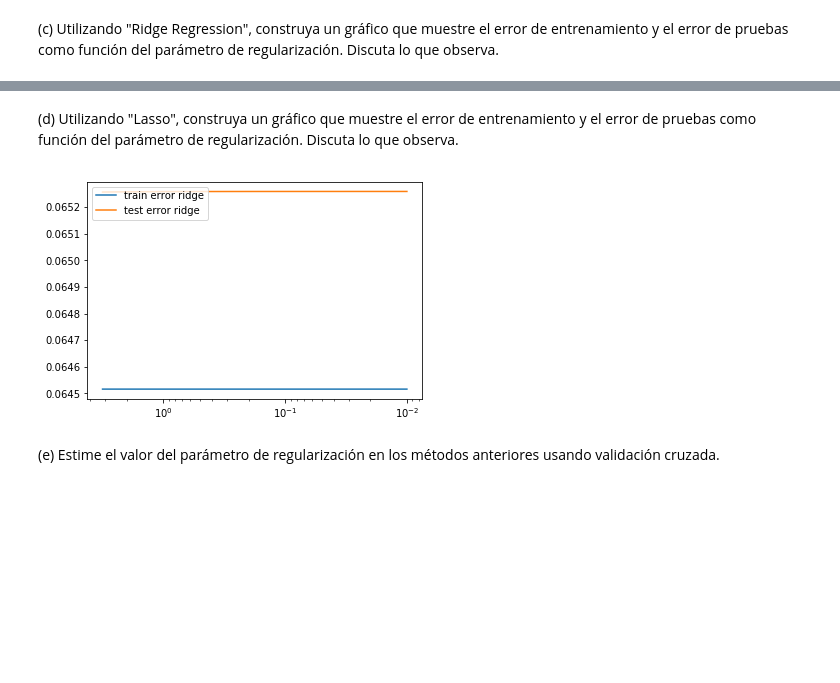
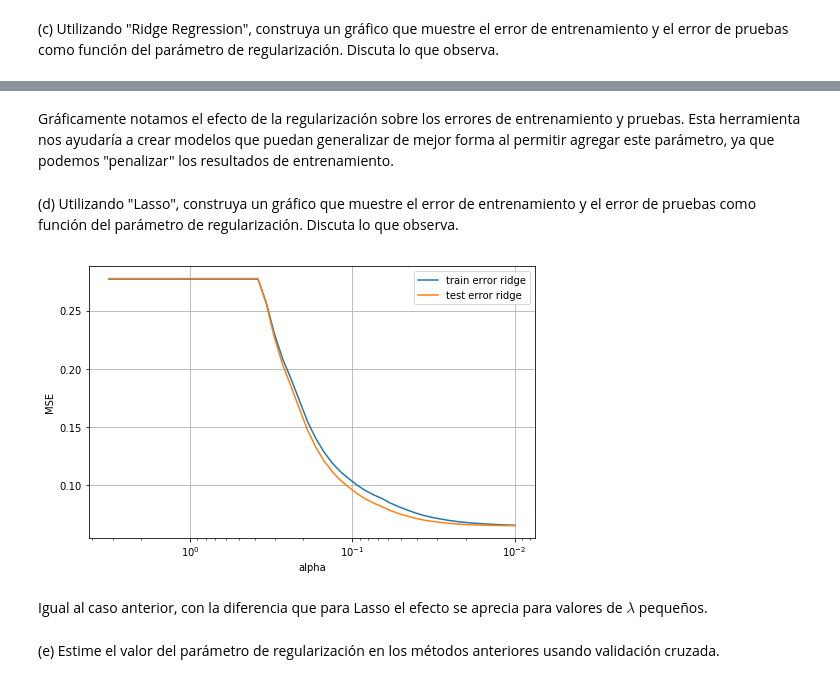
Before and after one commit to dsanmartin/INF578-HW, a Jupyter notebook: 1/Tarea1-ML.ipynb, the cells around one changed output, grey strips where cells are left out. Cells and saved outputs as stored; diff of their text form; code cells hidden in the pictures; blank space fills up the shorter version.

```diff
--- a/1/Tarea1-ML.ipynb
+++ b/1/Tarea1-ML.ipynb
@@ -505,9 +505,9 @@ names_regressors = ["bedrooms","bathrooms","sqft_living","sqft_lot","floors","wa
     "condition","grade","sqft_above","sqft_basement","yr_built","yr_renovated","lat-long",
     "sqft_living15","sqft_lot15"]
 
-alphas_ = np.logspace(4,-1,base=10)
+alphas_ = np.logspace(8,-1,base=10)
 coefs = []
-model = Ridge(fit_intercept=True,solver='svd')
+model = Ridge(fit_intercept=True, solver='svd')
 for a in alphas_:
     model.set_params(alpha=a)
     model.fit(Dtrain, ytrain)
@@ -549,12 +551,12 @@ names_regressors = ["bedrooms","bathrooms","sqft_living","sqft_lot","floors","wa
 
 alphas_ = np.logspace(0,-3,base=10)
 coefs = []
-clf = Ridge(fit_intercept=True)
+clf = Lasso(fit_intercept=True)
 
 for a in alphas_:
     clf.set_params(alpha=a)
     clf.fit(Dtrain, ytrain)
-    coefs.append(model.coef_)
+    coefs.append(clf.coef_)
     ax = plt.gca()
 
 for y_arr, label in zip(np.squeeze(coefs).T, names_regressors):
@@ -608,32 +616,40 @@ plt.show()
+# %% [markdown]
+Gráficamente notamos el efecto de la regularización sobre los errores de entrenamiento y pruebas. Esta herramienta nos ayudaría a crear modelos que puedan generalizar de mejor forma al permitir agregar este parámetro, ya que podemos "penalizar" los resultados de entrenamiento.
 # %% [markdown]
 (d) Utilizando "Lasso", construya un gráfico que muestre el error de entrenamiento y el error de pruebas como función del parámetro de regularización. Discuta lo que observa.
 # %%
 Xtest = x_test.copy()
 ytest = ytest.copy()
 Xtest = Xtest.drop('intercept', axis=1)
 alphas_ = np.logspace(0.5,-2,base=10)
 coefs = []
-model = Ridge(fit_intercept=True)
+model = Lasso(fit_intercept=True)
 mse_test = []
 mse_train = []
 
 for a in alphas_:
     model.set_params(alpha=a)
     model.fit(Dtrain, ytrain)
     yhat_train = model.predict(Dtrain)
     yhat_test = model.predict(Xtest)
     mse_train.append(np.mean(np.power(yhat_train - ytrain, 2)))
     mse_test.append(np.mean(np.power(yhat_test - ytest, 2)))
 
+ax = plt.figure(figsize=(8, 5))
 ax = plt.gca()
 ax.plot(alphas_,mse_train,label='train error ridge')
 ax.plot(alphas_,mse_test,label='test error ridge')
-plt.legend(loc=2)
+plt.legend()
+plt.grid(True)
 ax.set_xscale('log')
 ax.set_xlim(ax.get_xlim()[::-1])
+plt.xlabel("alpha")
+plt.ylabel("MSE")
 plt.show()
 # %% [output]
-[figure, old version]
+[figure, new version]
+# %% [markdown]
+Igual al caso anterior, con la diferencia que para Lasso el efecto se aprecia para valores de $\lambda$ pequeños.
 # %% [markdown]
 (e) Estime el valor del parámetro de regularización en los métodos anteriores usando validación cruzada.
 # %%
```
Also changed, not shown: parts of 18 cells of this notebook.
